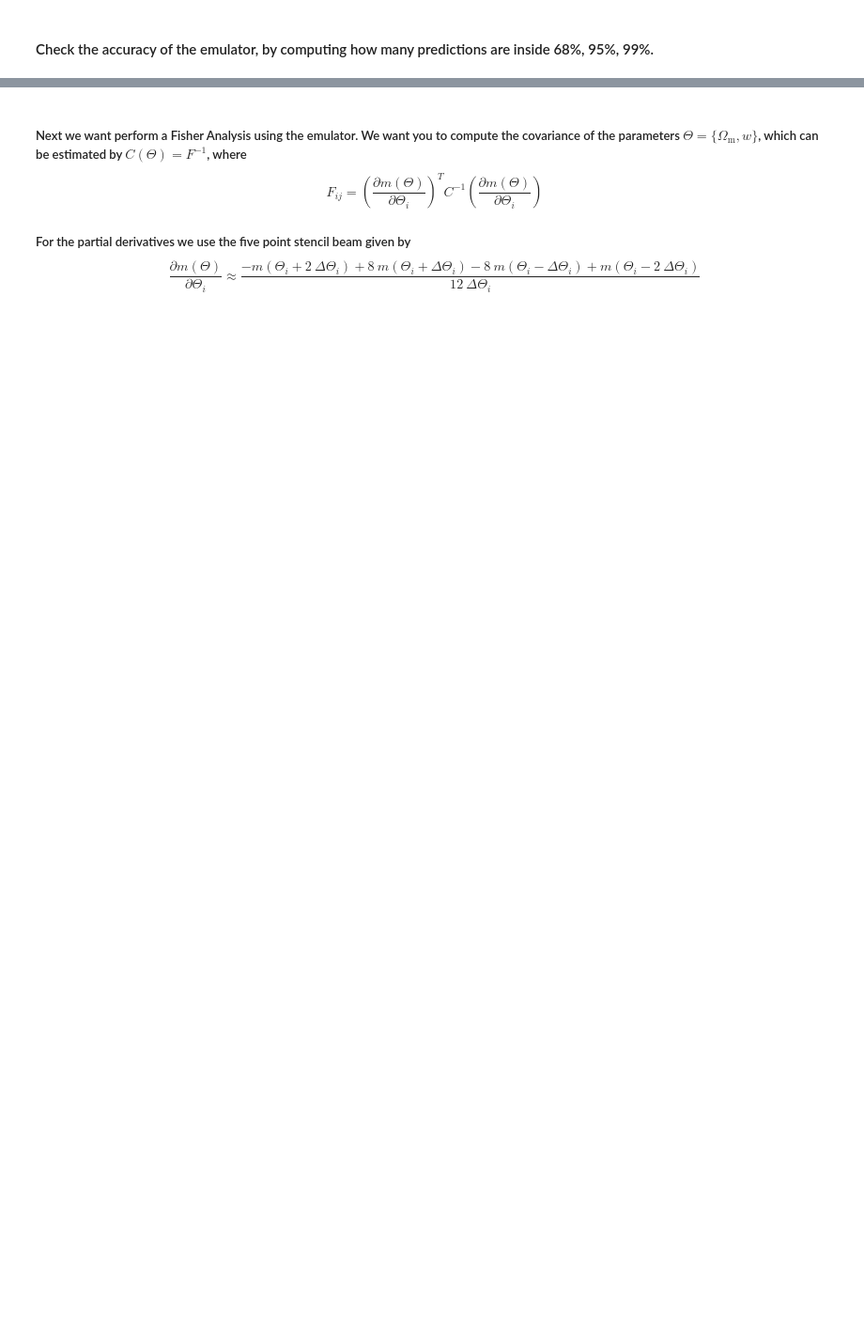
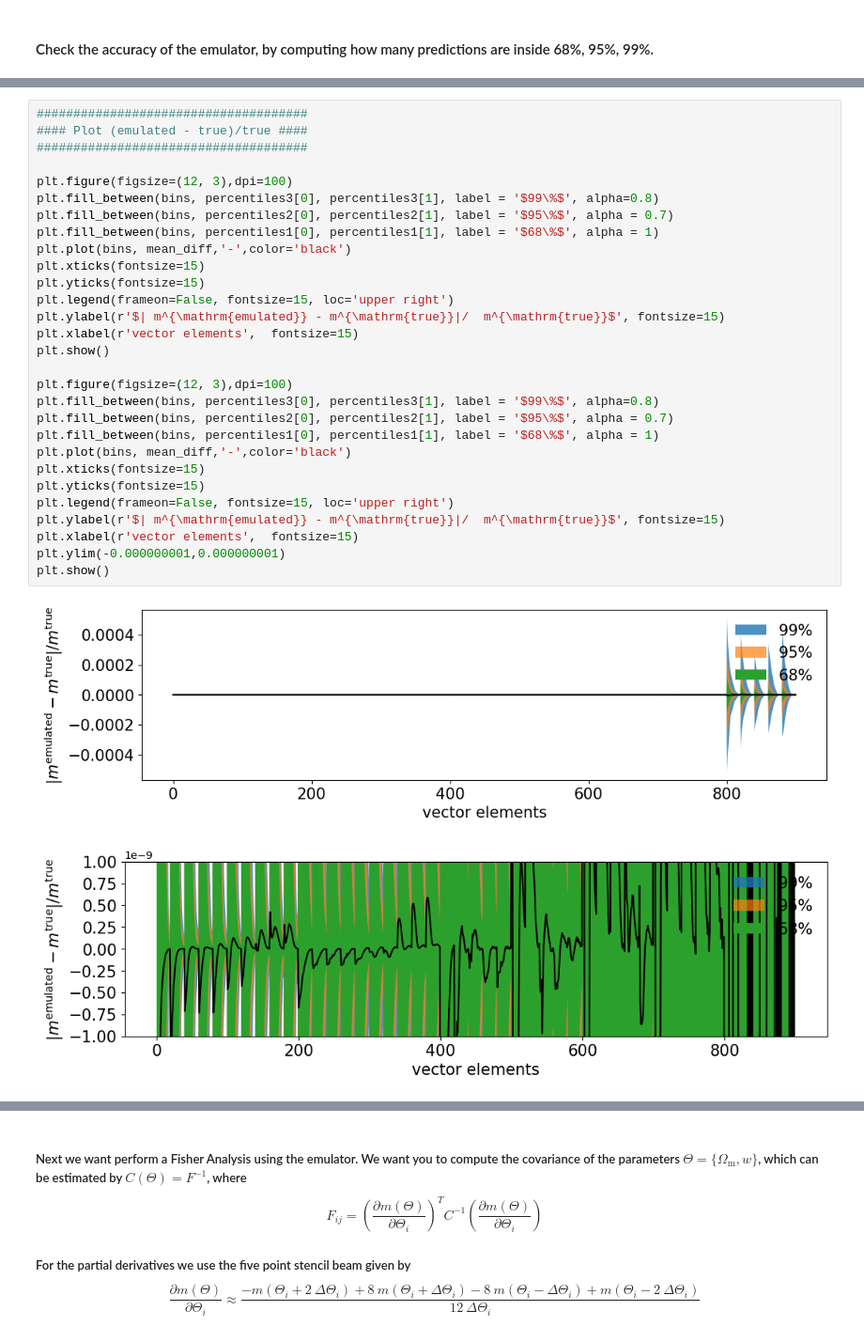
Before and after one commit to TheShak5/UWAstroStats, a Jupyter notebook: projects/2ptstat-analysis/assignments/assignment2_DarshakPatel.ipynb, the cells around one changed output, grey strips where cells are left out. Shown at 94% size. Drawn from its saved outputs; the diff is of its cells as text; blank space fills up the shorter version.

```diff
--- a/projects/2ptstat-analysis/assignments/assignment2_DarshakPatel.ipynb
+++ b/projects/2ptstat-analysis/assignments/assignment2_DarshakPatel.ipynb
@@ -145 +183,33 @@ cp_nn = cosmopower_NN(restore=True, restore_filename='data_4_assignment2/emulato
+# %%
+#####################################
+#### Plot (emulated - true)/true ####
+#####################################
+
+plt.figure(figsize=(12, 3),dpi=100)
+plt.fill_between(bins, percentiles3[0], percentiles3[1], label = '$99\%$', alpha=0.8)
+plt.fill_between(bins, percentiles2[0], percentiles2[1], label = '$95\%$', alpha = 0.7)
+plt.fill_between(bins, percentiles1[0], percentiles1[1], label = '$68\%$', alpha = 1)
+plt.plot(bins, mean_diff,'-',color='black')
+plt.xticks(fontsize=15)
+plt.yticks(fontsize=15)
+plt.legend(frameon=False, fontsize=15, loc='upper right')
+plt.ylabel(r'$| m^{\mathrm{emulated}} - m^{\mathrm{true}}|/  m^{\mathrm{true}}$', fontsize=15)
+plt.xlabel(r'vector elements',  fontsize=15)
+plt.show()
+
+plt.figure(figsize=(12, 3),dpi=100)
+plt.fill_between(bins, percentiles3[0], percentiles3[1], label = '$99\%$', alpha=0.8)
+plt.fill_between(bins, percentiles2[0], percentiles2[1], label = '$95\%$', alpha = 0.7)
+plt.fill_between(bins, percentiles1[0], percentiles1[1], label = '$68\%$', alpha = 1)
+plt.plot(bins, mean_diff,'-',color='black')
+plt.xticks(fontsize=15)
+plt.yticks(fontsize=15)
+plt.legend(frameon=False, fontsize=15, loc='upper right')
+plt.ylabel(r'$| m^{\mathrm{emulated}} - m^{\mathrm{true}}|/  m^{\mathrm{true}}$', fontsize=15)
+plt.xlabel(r'vector elements',  fontsize=15)
+plt.ylim(-0.000000001,0.000000001)
+plt.show()
+# %% [output]
+[figure, added]
+[figure, added]
 # %%
```
Also changed, not shown: parts of 24 cells of this notebook, 3 other files.
